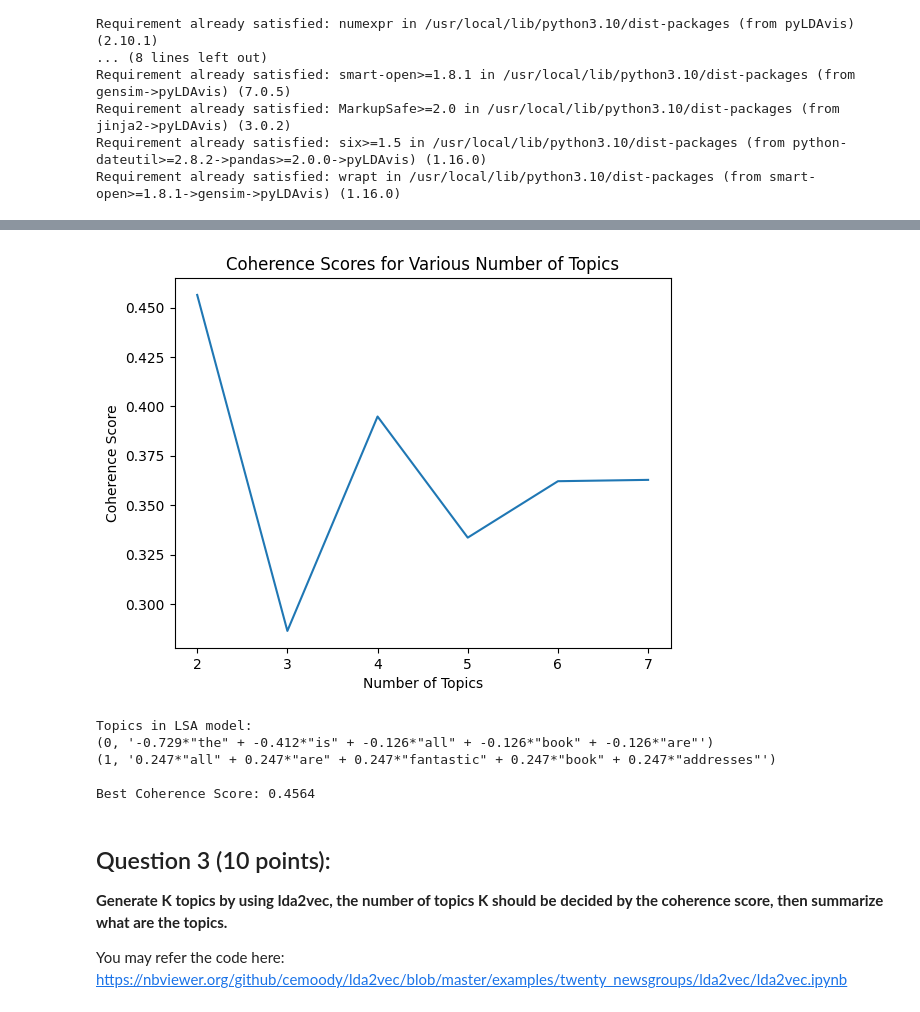
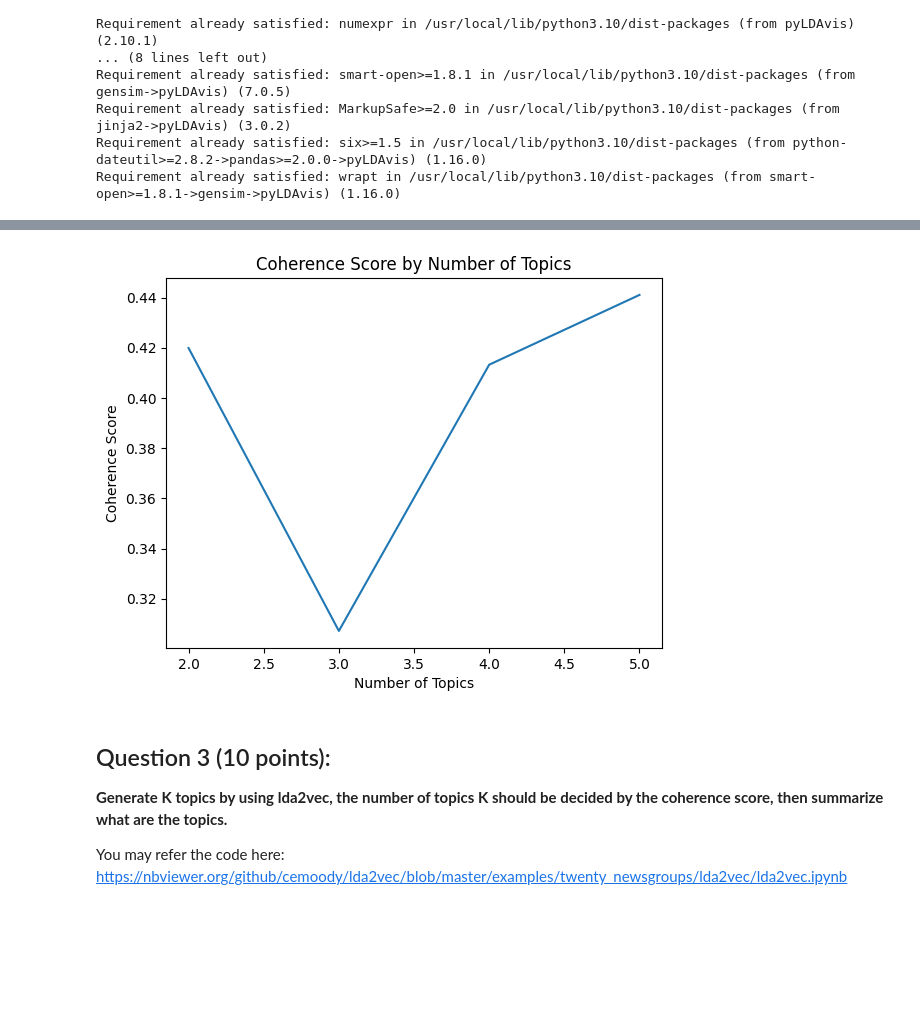
Before and after one commit to tejaswini-151999/SriNagTejaswiniGandikota_INFO5731_Fall2024, a Jupyter notebook: Gandikota_SriNagaTejaswini_Exercise_4.ipynb, the cells around one changed output, grey strips where cells are left out. Saved outputs shown, nothing was run; the diff lists cells and outputs as text; code cells hidden in the pictures; blank space fills up the shorter version.

```diff
--- a/Gandikota_SriNagaTejaswini_Exercise_4.ipynb
+++ b/Gandikota_SriNagaTejaswini_Exercise_4.ipynb
@@ -232,0 +236,20 @@ coherence_values, model_list = compute_coherence_values(dictionary, corpus, proc
+# %%
+from gensim.models import CoherenceModel
+from gensim.models import LdaModel
+
+#topics to test
+topic_range = range(2, 6)
+coherence_values = []
+
+# Calculating coherence
+for num_topics in topic_range:
+    lda_model = LdaModel(corpus=corpus, id2word=dictionary, num_topics=num_topics, random_state=42, passes=10)
+    coherence_model = CoherenceModel(model=lda_model, texts=processed_docs, dictionary=dictionary, coherence='c_v')
+    coherence_score = coherence_model.get_coherence()
+    coherence_values.append(coherence_score)
+    print(f"Coherence score for {num_topics} topics: {coherence_score}")
+
+# topics with the highest coherence score
+best_model_index = coherence_values.index(max(coherence_values))
+optimal_num_topics = topic_range[best_model_index]
+print(f"\nOptimal number of topics based on coherence score: {optimal_num_topics}")
@@ -233,34 +283,13 @@ coherence_values, model_list = compute_coherence_values(dictionary, corpus, proc
 # %%
-# Code Cell 5: Plot Coherence Scores
-x = range(2, limit, 1)
-plt.plot(x, coherence_values)
+import matplotlib.pyplot as plt
+
+plt.plot(topic_range, coherence_values)
 plt.xlabel("Number of Topics")
 plt.ylabel("Coherence Score")
-plt.title("Coherence Scores for Various Number of Topics")
+plt.title("Coherence Score by Number of Topics")
 plt.show()
 # %% [output]
-[figure, old version]
+[figure, new version]
-# %%
-# Code Cell 6: Get the Best Model and Coherence Score
-if coherence_values:
-    best_model_index = coherence_values.index(max(coherence_values))
-    best_model = model_list[best_model_index]
-    best_coherence = coherence_values[best_model_index]
-
-    # Print the topics in the best model
-    print("\nTopics in LSA model:")
-    for topic in best_model.print_topics(num_words=5):
-        print(topic)
-
-    print(f"\nBest Coherence Score: {best_coherence:.4f}")
-else:
-    print("No coherence values calculated.")
-# %% [output]
-Topics in LSA model:
-(0, '-0.729*"the" + -0.412*"is" + -0.126*"all" + -0.126*"book" + -0.126*"are"')
-(1, '0.247*"all" + 0.247*"are" + 0.247*"fantastic" + 0.247*"book" + 0.247*"addresses"')
-
-Best Coherence Score: 0.4564
 # %% [markdown]
 ## Question 3 (10 points):
 **Generate K topics by using lda2vec, the number of topics K should be decided by the coherence score, then summarize what are the topics.**
```
Also changed, not shown: parts of 17 cells of this notebook.
